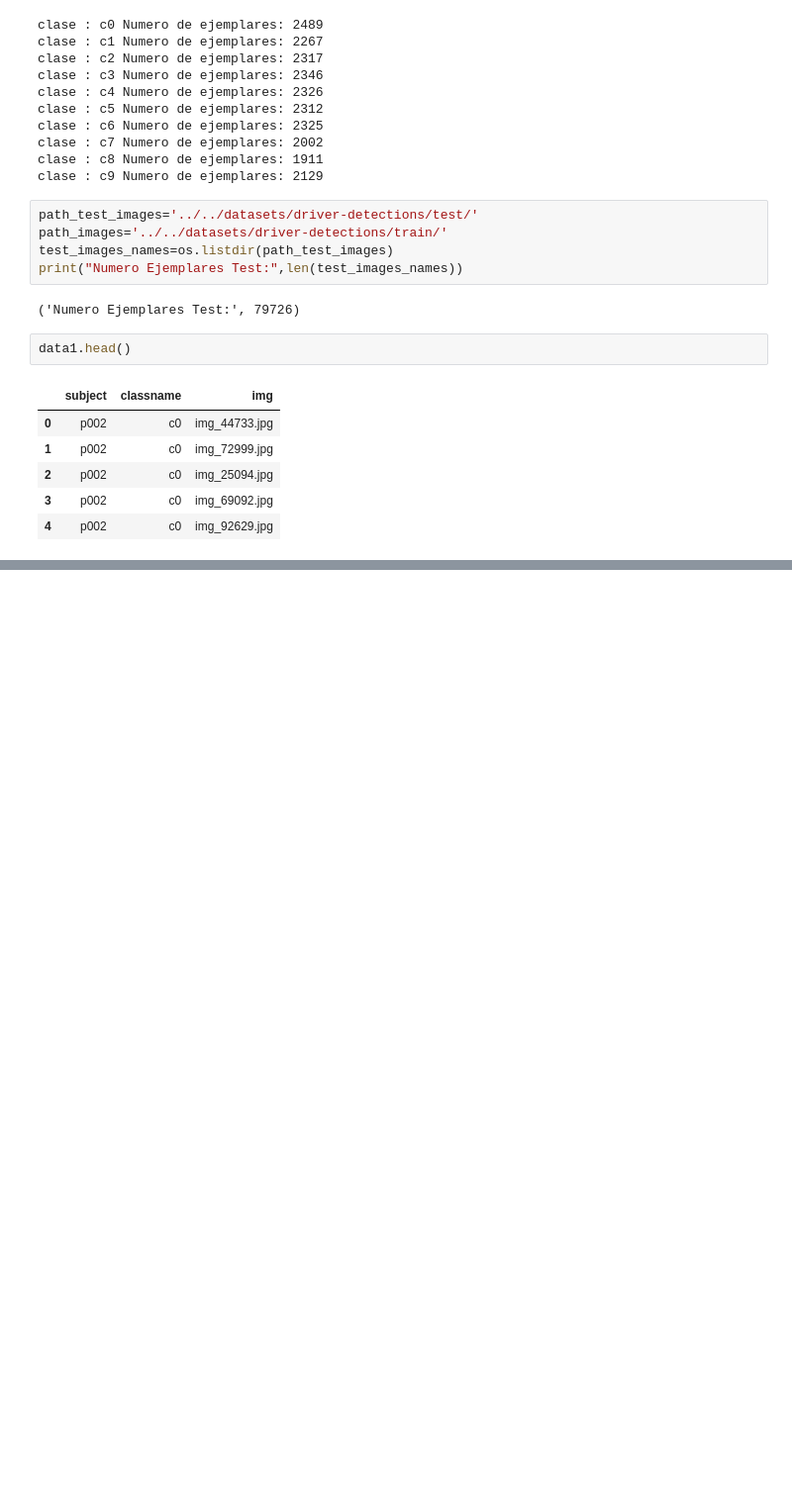
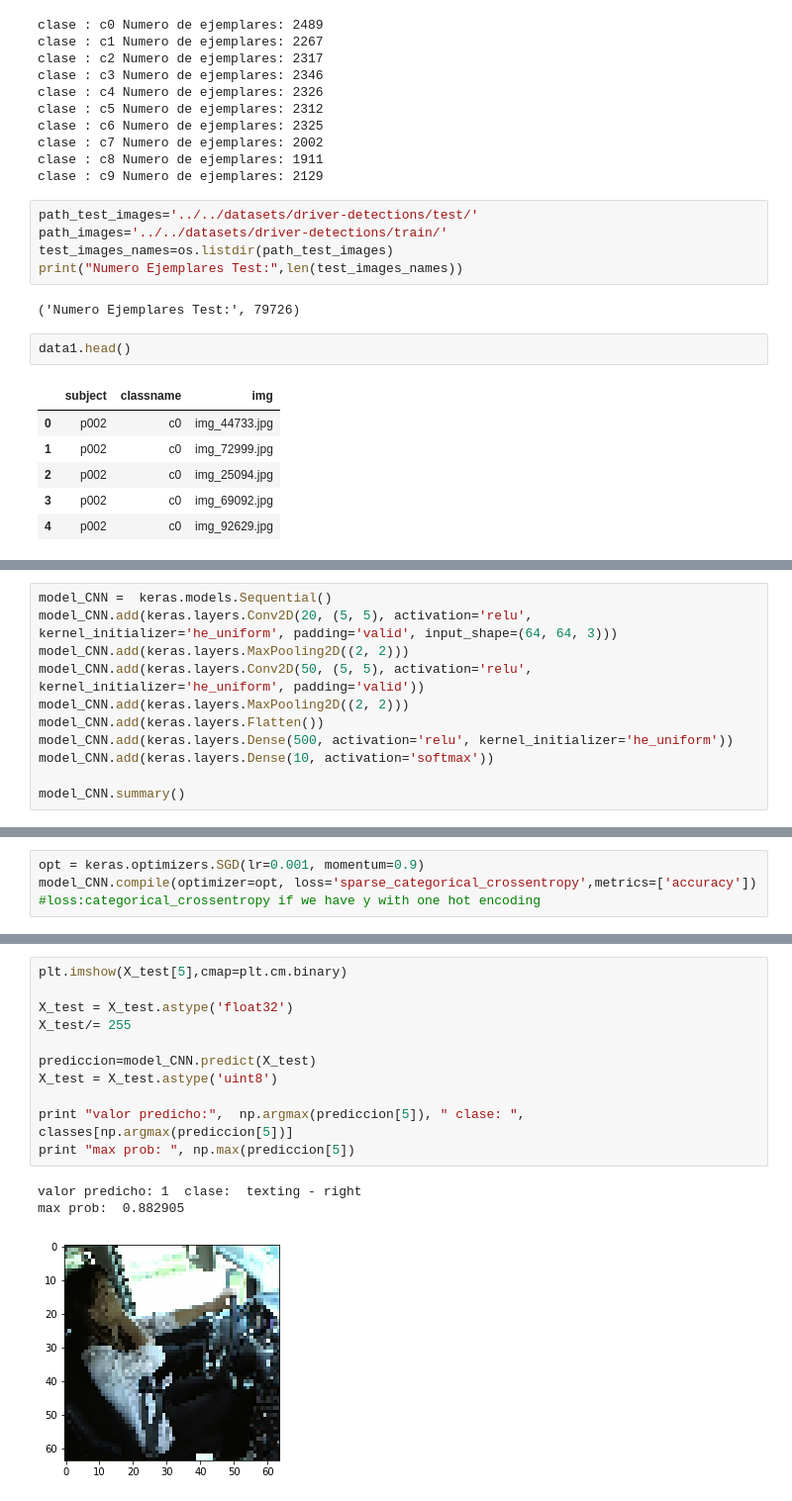
Before and after one commit to pecons/proyectoCV, a Jupyter notebook: notebooks/Data Testing.ipynb, the cells around one changed output, grey strips where cells are left out. Shown at 99% size. Cells and saved outputs as stored; diff of their text form; blank space fills up the shorter version.

```diff
--- a/notebooks/Data Testing.ipynb
+++ b/notebooks/Data Testing.ipynb
@@ -100,0 +110,11 @@ for i in range(9):
+# %%
+model_CNN =  keras.models.Sequential()
+model_CNN.add(keras.layers.Conv2D(20, (5, 5), activation='relu', kernel_initializer='he_uniform', padding='valid', input_shape=(64, 64, 3)))
+model_CNN.add(keras.layers.MaxPooling2D((2, 2)))
+model_CNN.add(keras.layers.Conv2D(50, (5, 5), activation='relu', kernel_initializer='he_uniform', padding='valid'))
+model_CNN.add(keras.layers.MaxPooling2D((2, 2)))
+model_CNN.add(keras.layers.Flatten())
+model_CNN.add(keras.layers.Dense(500, activation='relu', kernel_initializer='he_uniform'))
+model_CNN.add(keras.layers.Dense(10, activation='softmax'))
+
+model_CNN.summary()
@@ -100,0 +139,4 @@ for i in range(9):
+# %%
+opt = keras.optimizers.SGD(lr=0.001, momentum=0.9)
+model_CNN.compile(optimizer=opt, loss='sparse_categorical_crossentropy',metrics=['accuracy'])
+#loss:categorical_crossentropy if we have y with one hot encoding
@@ -100,0 +165,15 @@ for i in range(9):
+# %%
+plt.imshow(X_test[5],cmap=plt.cm.binary)
+
+X_test = X_test.astype('float32')
+X_test/= 255
+
+prediccion=model_CNN.predict(X_test)
+X_test = X_test.astype('uint8')
+
+print "valor predicho:",  np.argmax(prediccion[5]), " clase: ", classes[np.argmax(prediccion[5])]
+print "max prob: ", np.max(prediccion[5])
+# %% [output]
+valor predicho: 1  clase:  texting - right
+max prob:  0.882905
+[figure, added]
```
Also changed, not shown: parts of 9 cells of this notebook.
